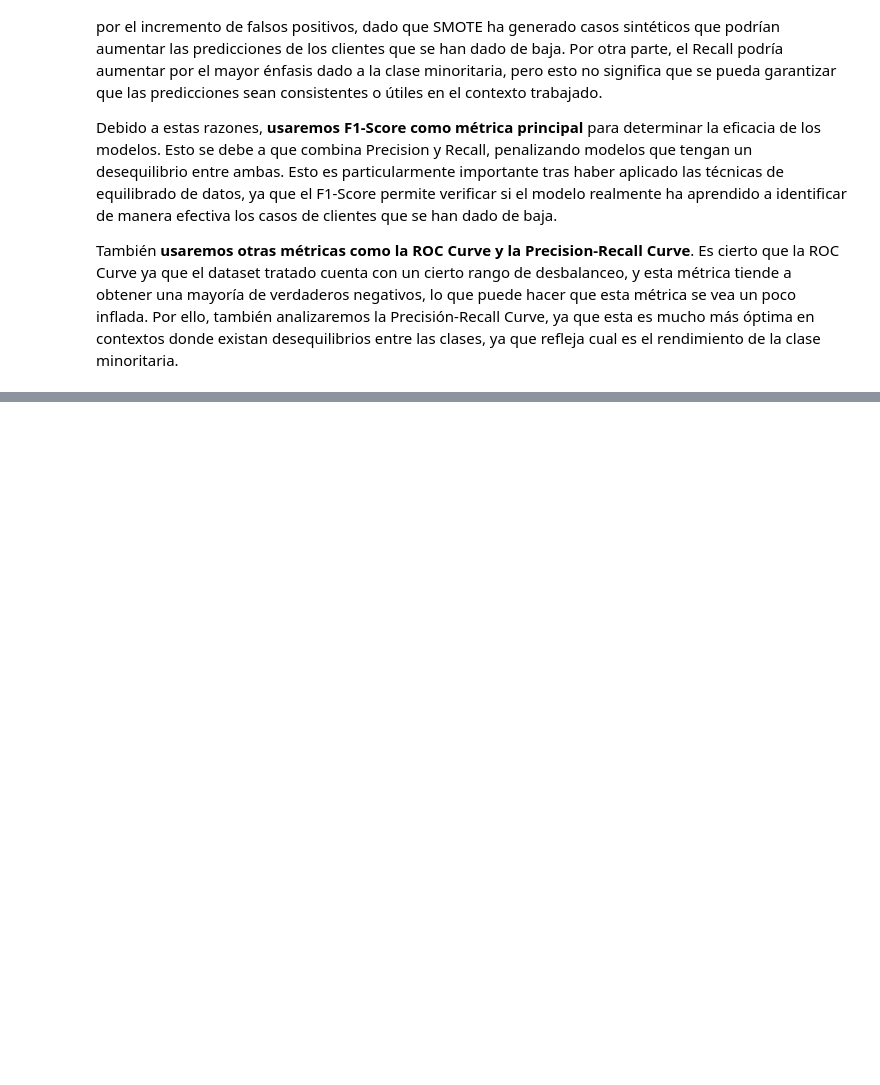
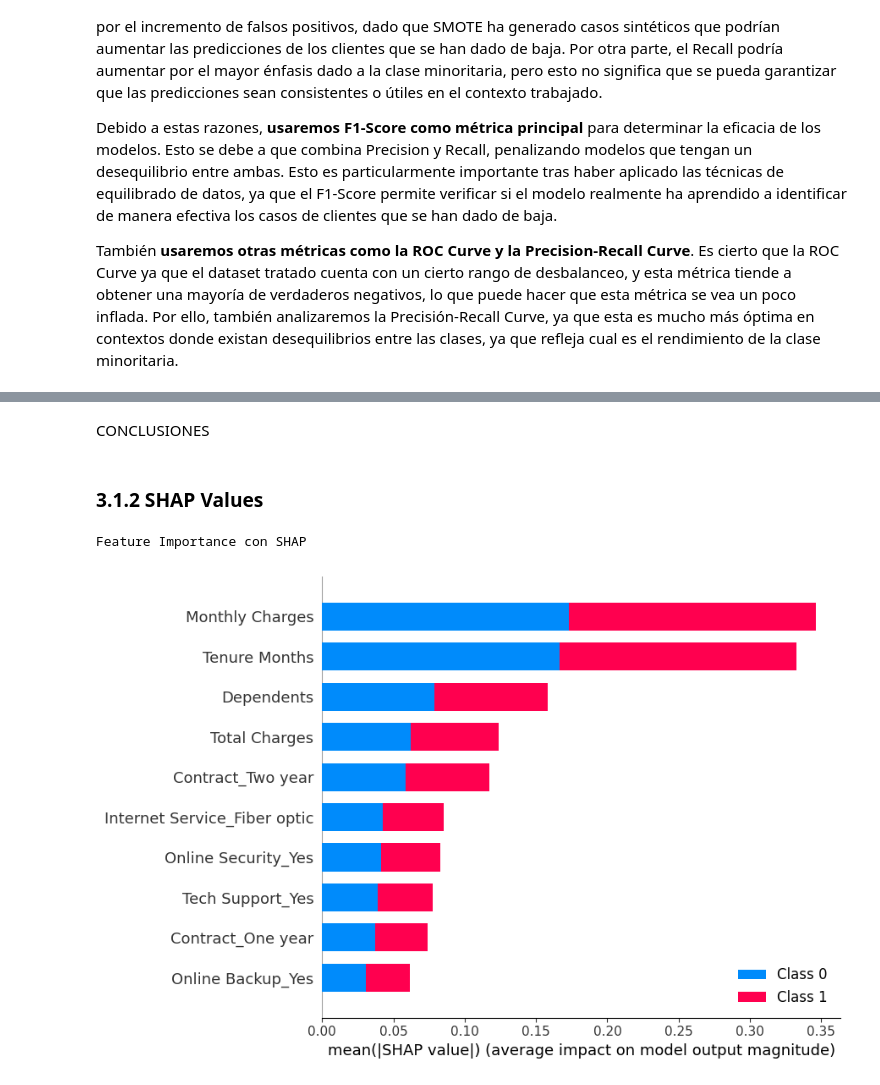
Before and after one commit to angelfergar/ChurnRetention-SP, a Jupyter notebook: notebooks/Model_Training.ipynb, the cells around one changed output, grey strips where cells are left out. Saved outputs shown, nothing was run; the diff lists cells and outputs as text; code cells hidden in the pictures; blank space fills up the shorter version.

Commit message:
Training and evaluation template added

```diff
--- a/notebooks/Model_Training.ipynb
+++ b/notebooks/Model_Training.ipynb
@@ -79,0 +103,21 @@ También **usaremos otras métricas como la ROC Curve y la Precision-Recall Curv
+# %%
+# Mostramos los valores SHAP de las diferentes features para cada una de las clases
+def show_shap(model_type, X_train, X_test):
+
+  # Creamos el explainer de SHAP
+  if hasattr(model_type, 'feature_importances_'):  # Para modelos basados en árboles
+      explainer = shap.TreeExplainer(model_type)
+  else:  # Para modelos no basados en árboles (por ejemplo, Regresión Logística)
+      explainer = shap.KernelExplainer(model_type.predict_proba, shap.sample(X_train, 100))
+
+  shap_values = explainer.shap_values(X_test)
+
+  # Creamos una lista con los valores de ambas clases para Churn Label
+  shap_as_list = []
+  for i in range(len(model_type.classes_)):
+      shap_as_list.append(shap_values[:, :, i]) # Obtenemos los valores de Retained y Churned
+
+  # Mostramos la importancia global de las features
+  print('\nFeature Importance con SHAP')
+  shap.summary_plot(shap_as_list, X_test, plot_type="bar", feature_names=X_test.columns, max_display=10, plot_size=(9,6))
+  print('\n')
@@ -79,0 +215,6 @@ También **usaremos otras métricas como la ROC Curve y la Precision-Recall Curv
+# %%
+# Establecemos los parámetros para el modelo de Regresión Logística y lo entrenamos
+log_model = LogisticRegression(class_weight='balanced', max_iter=1000, solver='liblinear')
+
+# Entrenamos el modelo y obtenemos predicciones
+y_pred_log = train_and_features(log_model, X_train_smote, X_test, y_train_smote, y_test)
@@ -79,0 +239,10 @@ También **usaremos otras métricas como la ROC Curve y la Precision-Recall Curv
+# %% [markdown]
+CONCLUSIONES
+# %% [markdown]
+### 3.1.2 SHAP Values
+# %%
+# Valores SHAP
+show_shap(log_model, X_train_smote, X_test)
+# %% [output]
+Feature Importance con SHAP
+[figure, added]
```
Also changed, not shown: parts of 26 cells of this notebook.
